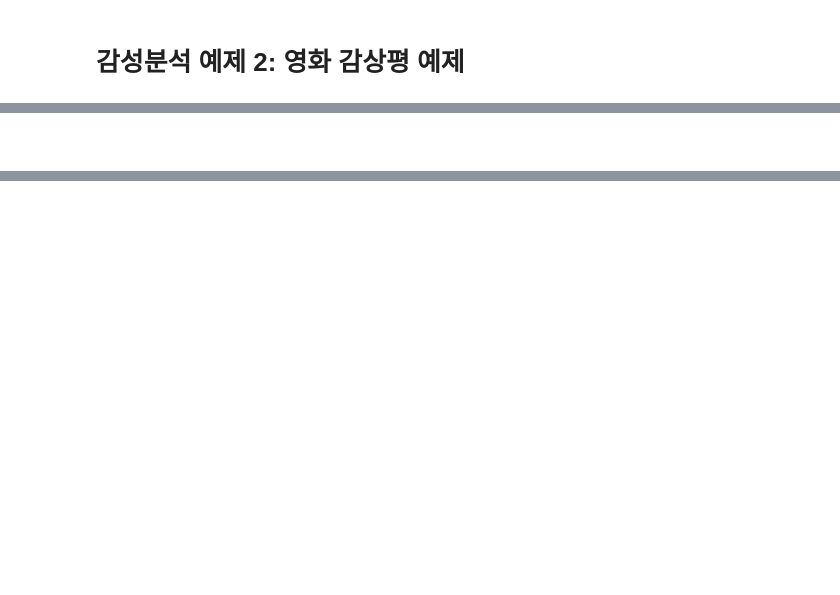
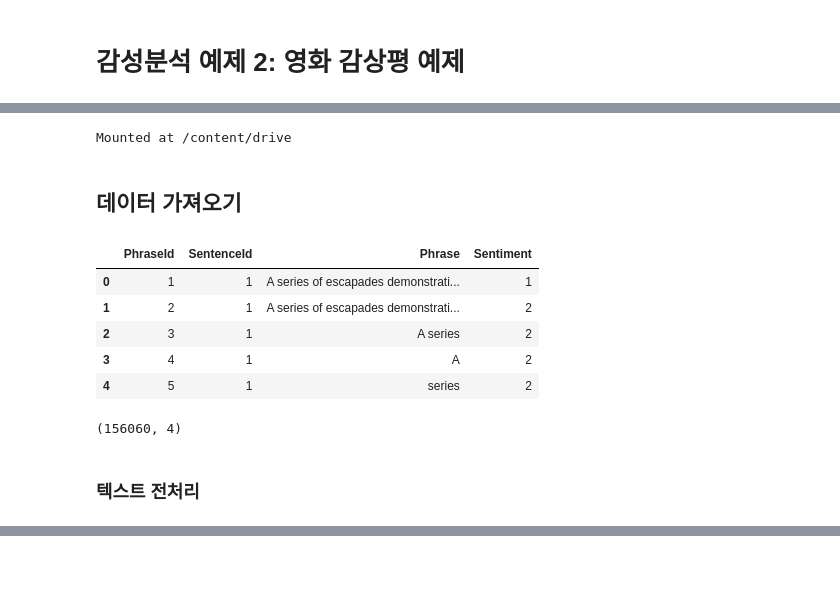
Before and after one commit to mkhoin/nlp1209, a Jupyter notebook: 자연어처리활용/05_감성분석_5등급분류.ipynb, the cells around one changed output, grey strips where cells are left out. Saved outputs shown, nothing was run; the diff lists cells and outputs as text; code cells hidden in the pictures; blank space fills up the shorter version.

```diff
--- a/자연어처리활용/05_감성분석_5등급분류.ipynb
+++ b/자연어처리활용/05_감성분석_5등급분류.ipynb
@@ -5,3 +10,8 @@
+# %%
+from google.colab import drive
+drive.mount('/content/drive')
+# %% [output]
+Mounted at /content/drive
 # %%
 import numpy as np
 import pandas as pd
@@ -39,10 +50,21 @@ tf.random.set_seed(123)
 
 random.seed(123)
 # %% [markdown]
-##
+## 데이터 가져오기
 # %%
-train= pd.read_csv("train.tsv", sep="\t")  # tsv: tab seperated value
+train= pd.read_csv("/content/drive/My Drive/NLP_LAB/train.tsv", sep="\t")  # tsv: tab seperated value
 
 train.head()
+# %% [output]
+|  | PhraseId | SentenceId | Phrase | Sentiment |
+| 0 | 1 | 1 | A series of escapades demonstrati... | 1 |
+| 1 | 2 | 1 | A series of escapades demonstrati... | 2 |
+| 2 | 3 | 1 | A series | 2 |
+| 3 | 4 | 1 | A | 2 |
+| 4 | 5 | 1 | series | 2 |
 # %%
 train.shape
+# %% [output]
+(156060, 4)
+# %% [markdown]
+### 텍스트 전처리
```
Also changed, not shown: parts of 22 cells of this notebook.
